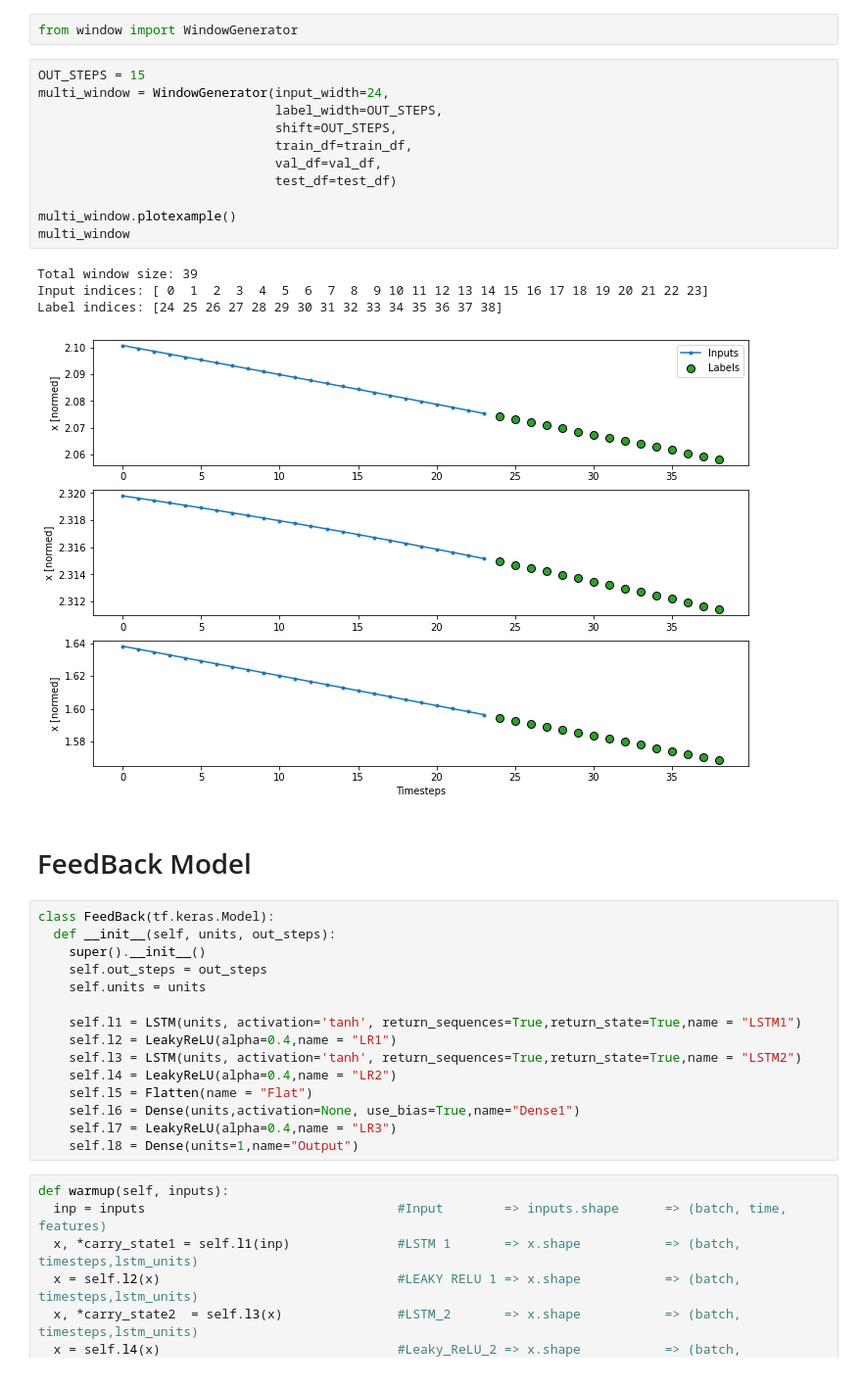
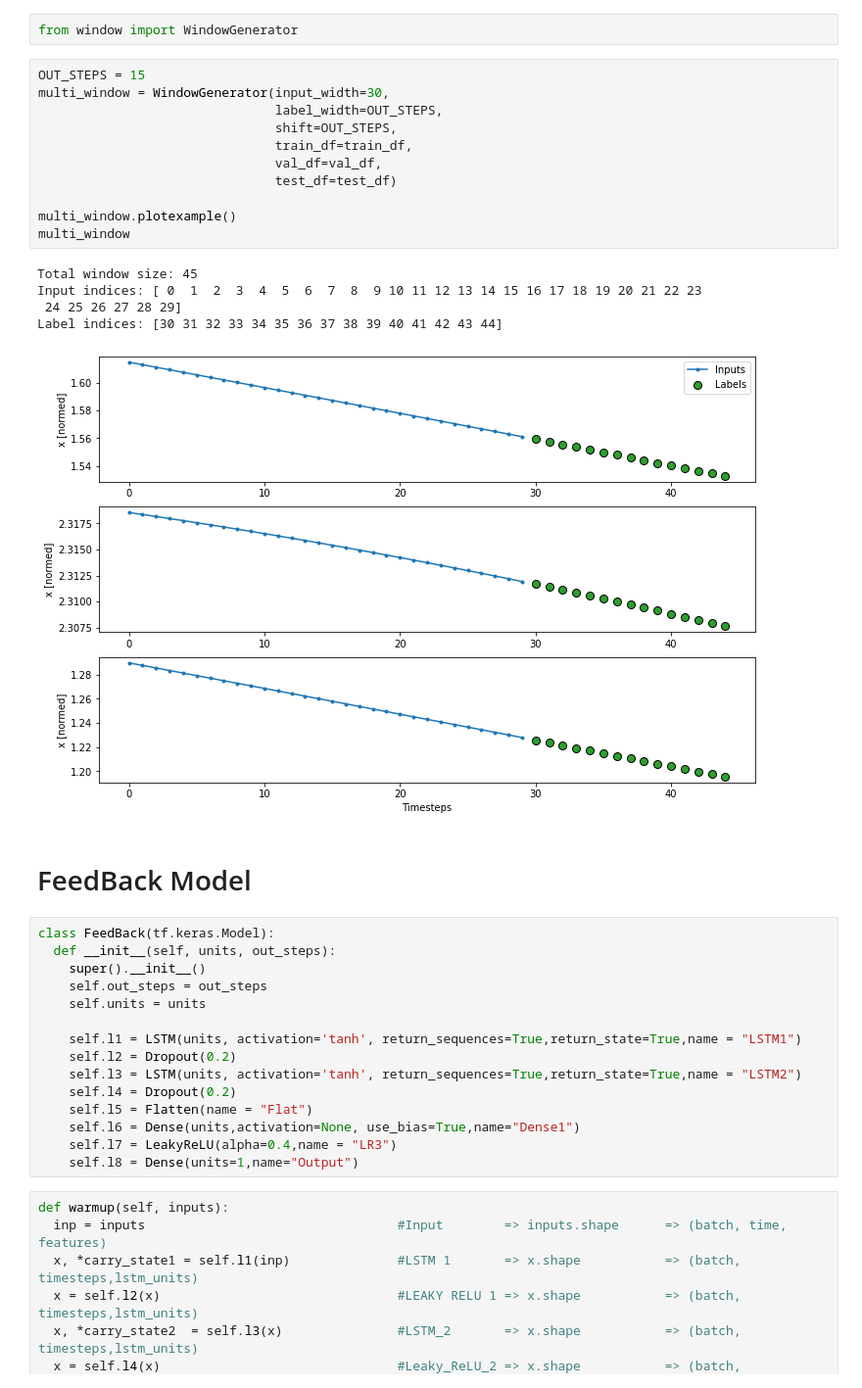
Before and after one commit to trifwn/OscillationLSTM, a Jupyter notebook: LSTMv2AR.ipynb, the cells around one changed output. Shown: that part at 98% size. Saved outputs shown, nothing was run; the diff lists cells and outputs as text.

```diff
--- a/LSTMv2AR.ipynb
+++ b/LSTMv2AR.ipynb
@@ -84,20 +85,21 @@ plt.plot(t,train_df[:,example_ind])
 from window import WindowGenerator
 # %%
 OUT_STEPS = 15
-multi_window = WindowGenerator(input_width=24,
+multi_window = WindowGenerator(input_width=30,
                                label_width=OUT_STEPS,
                                shift=OUT_STEPS,
                                train_df=train_df,
                                val_df=val_df,
                                test_df=test_df)
 
 multi_window.plotexample()
 multi_window
 # %% [output]
-Total window size: 39
-Input indices: [ 0  1  2  3  4  5  6  7  8  9 10 11 12 13 14 15 16 17 18 19 20 21 22 23]
-Label indices: [24 25 26 27 28 29 30 31 32 33 34 35 36 37 38]
+Total window size: 45
+Input indices: [ 0  1  2  3  4  5  6  7  8  9 10 11 12 13 14 15 16 17 18 19 20 21 22 23
+ 24 25 26 27 28 29]
+Label indices: [30 31 32 33 34 35 36 37 38 39 40 41 42 43 44]
-[figure, old version]
+[figure, new version]
 # %% [markdown]
 # FeedBack Model
 # %%
@@ -108,9 +110,9 @@ class FeedBack(tf.keras.Model):
     self.units = units
 
     self.l1 = LSTM(units, activation='tanh', return_sequences=True,return_state=True,name = "LSTM1")
-    self.l2 = LeakyReLU(alpha=0.4,name = "LR1")
+    self.l2 = Dropout(0.2)
     self.l3 = LSTM(units, activation='tanh', return_sequences=True,return_state=True,name = "LSTM2")
-    self.l4 = LeakyReLU(alpha=0.4,name = "LR2")
+    self.l4 = Dropout(0.2)
     self.l5 = Flatten(name = "Flat")
     self.l6 = Dense(units,activation=None, use_bias=True,name="Dense1")
     self.l7 = LeakyReLU(alpha=0.4,name = "LR3")
```
Also changed, not shown: parts of 12 cells of this notebook, 1 other file.
